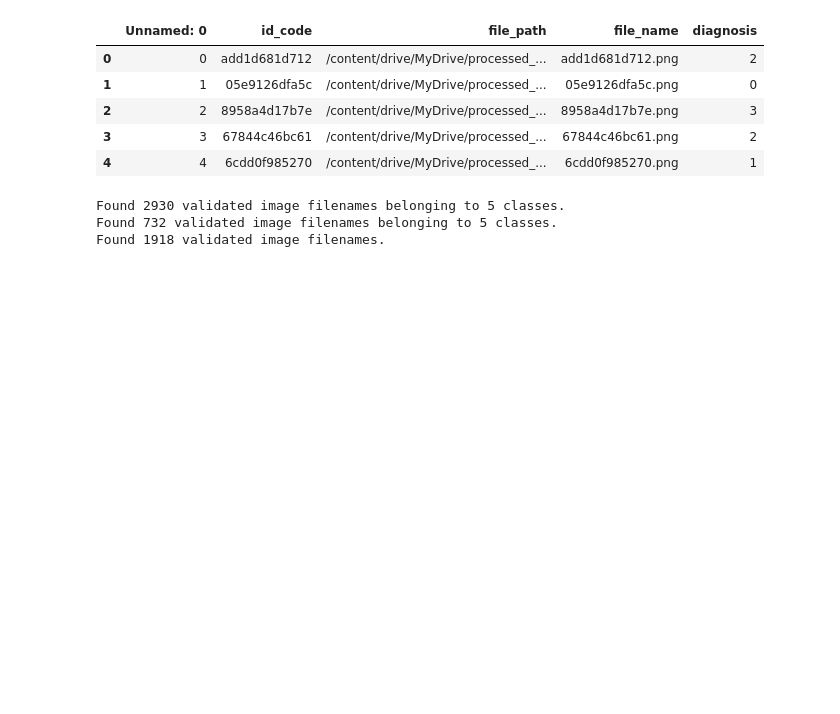
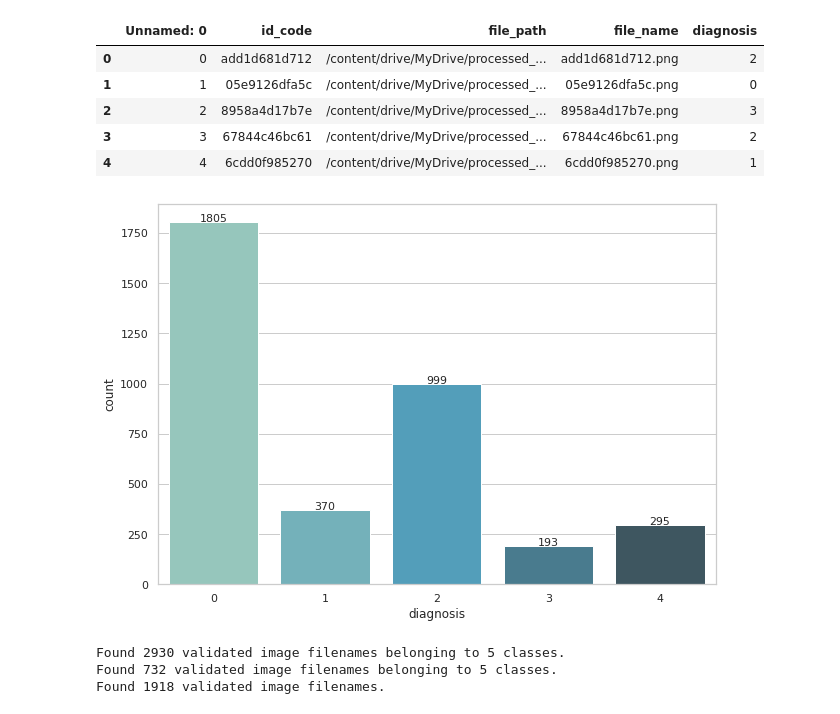
Before and after one commit to navneethosmane1499/Googled-Lens, a Jupyter notebook: ResNet50DR.ipynb, the cells around one changed output. Cells and saved outputs as stored; diff of their text form; code cells hidden in the pictures; blank space fills up the shorter version.

```diff
--- a/ResNet50DR.ipynb
+++ b/ResNet50DR.ipynb
@@ -49,6 +49,15 @@ train_data_df.head()
 | 2 | 2 | 8958a4d17b7e | /content/drive/MyDrive/processed_... | 8958a4d17b7e.png | 3 |
 | 3 | 3 | 67844c46bc61 | /content/drive/MyDrive/processed_... | 67844c46bc61.png | 2 |
 | 4 | 4 | 6cdd0f985270 | /content/drive/MyDrive/processed_... | 6cdd0f985270.png | 1 |
+# %%
+class_order = [0, 1, 2, 3, 4]
+countplt, ax = plt.subplots(figsize = (10,7))
+ax.set_title('DR Levels Frequency',fontsize = 18, fontweight='bold')
+ax = sns.countplot(x=train_data_df['diagnosis'].astype('int'), palette="GnBu_d")
+for rect in ax.patches:
+    ax.text (rect.get_x() + rect.get_width()  / 2,rect.get_height()+ 0.75,rect.get_height(),horizontalalignment='center', fontsize = 11)
+# %% [output]
+[figure, added]
 # %%
 # Model parameters
 BATCH_SIZE = 32
```
Also changed, not shown: parts of 1 cell of this notebook.
